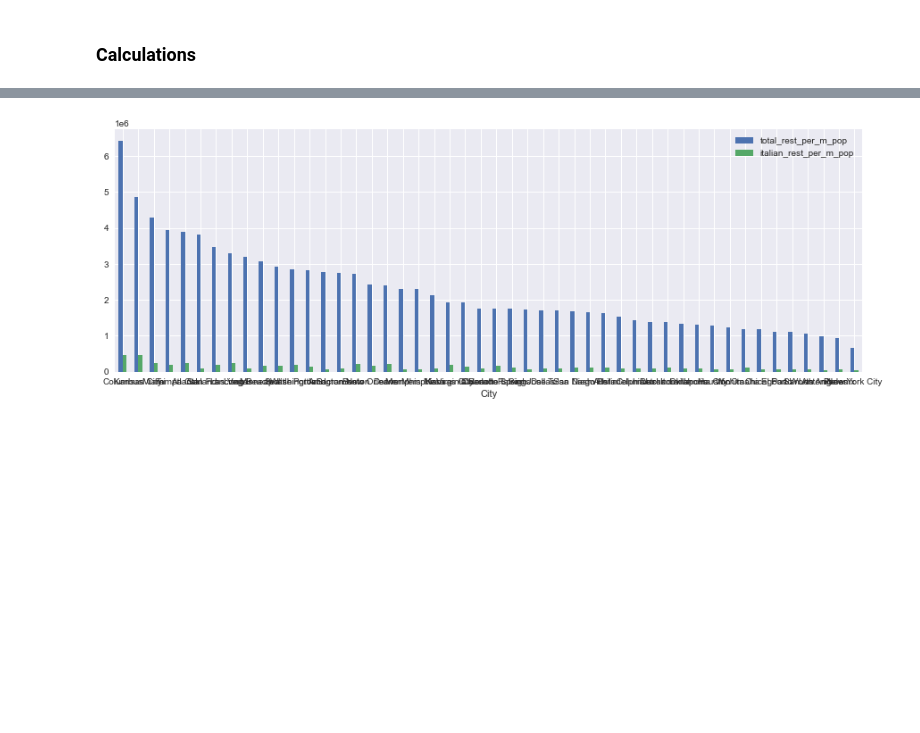
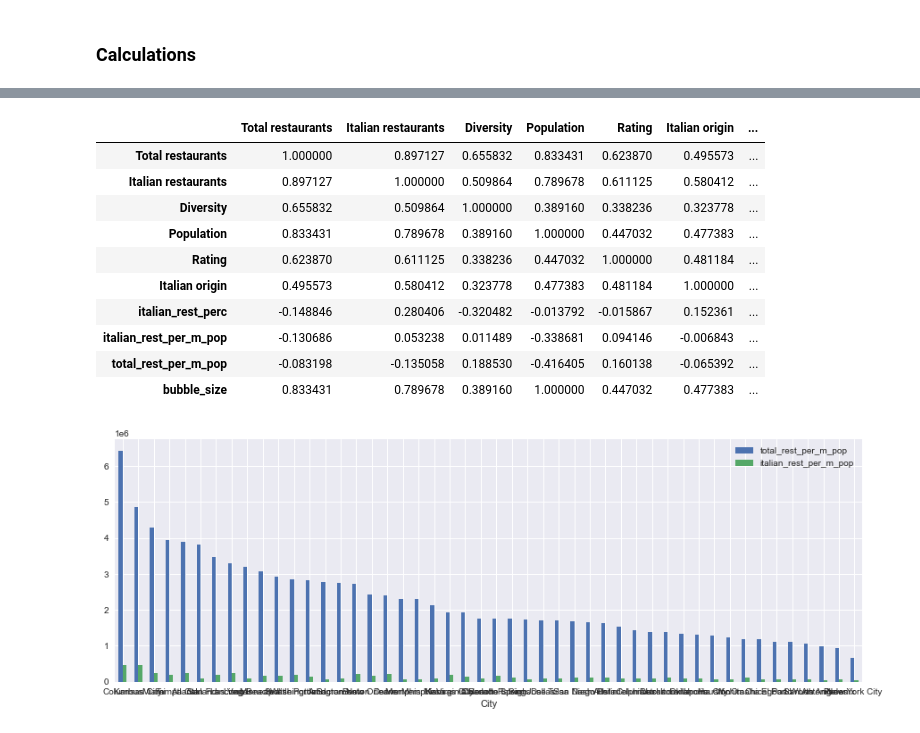
Before and after one commit to idejuan/data_science, a Jupyter notebook: Final_Project_DSPC_w02.ipynb, the cells around one changed output, grey strips where cells are left out. Drawn from its saved outputs; the diff is of its cells as text; code cells hidden in the pictures; blank space fills up the shorter version.

Commit message:
added corr tables

```diff
--- a/Final_Project_DSPC_w02.ipynb
+++ b/Final_Project_DSPC_w02.ipynb
@@ -640,5 +640,5 @@ In the above correlation table we can see that the number of restaurants is corr
 
 df_cities['italian_rest_perc'] = round(df_cities['Italian restaurants']/df_cities['Total restaurants'],2)
 df_cities
-df_cities['italian_rest_per_m_pop']=round(df_cities['Italian restaurants']/(df_cities['Population']/1000))
-df_cities['total_rest_per_m_pop']=round(df_cities['Total restaurants']/(df_cities['Population']/1000))
+df_cities['italian_rest_per_m_pop']=round(df_cities['Italian restaurants']/(df_cities['Population']*1000),2)
+df_cities['total_rest_per_m_pop']=round(df_cities['Total restaurants']/(df_cities['Population']*1000),2)
@@ -645,3 +654,17 @@ df_cities['total_rest_per_m_pop']=round(df_cities['Total restaurants']/(df_citie
+# %%
+df_cities.corr()
+# %% [output]
+|  | Total restaurants | Italian restaurants | Diversity | Population | Rating | Italian origin | ... |
+| Total restaurants | 1.000000 | 0.897127 | 0.655832 | 0.833431 | 0.623870 | 0.495573 | ... |
+| Italian restaurants | 0.897127 | 1.000000 | 0.509864 | 0.789678 | 0.611125 | 0.580412 | ... |
+| Diversity | 0.655832 | 0.509864 | 1.000000 | 0.389160 | 0.338236 | 0.323778 | ... |
+| Population | 0.833431 | 0.789678 | 0.389160 | 1.000000 | 0.447032 | 0.477383 | ... |
+| Rating | 0.623870 | 0.611125 | 0.338236 | 0.447032 | 1.000000 | 0.481184 | ... |
+| Italian origin | 0.495573 | 0.580412 | 0.323778 | 0.477383 | 0.481184 | 1.000000 | ... |
+| italian_rest_perc | -0.148846 | 0.280406 | -0.320482 | -0.013792 | -0.015867 | 0.152361 | ... |
+| italian_rest_per_m_pop | -0.130686 | 0.053238 | 0.011489 | -0.338681 | 0.094146 | -0.006843 | ... |
+| total_rest_per_m_pop | -0.083198 | -0.135058 | 0.188530 | -0.416405 | 0.160138 | -0.065392 | ... |
+| bubble_size | 0.833431 | 0.789678 | 0.389160 | 1.000000 | 0.447032 | 0.477383 | ... |
 # %%
 ax3 = df_cities.sort_values('total_rest_per_m_pop', ascending = False).plot.bar(x = 'City',y =['total_rest_per_m_pop','italian_rest_per_m_pop'],rot=0, figsize = (15,5), sort_columns = True)
 # %% [output]
```
Also changed, not shown: parts of 1 cell of this notebook.
